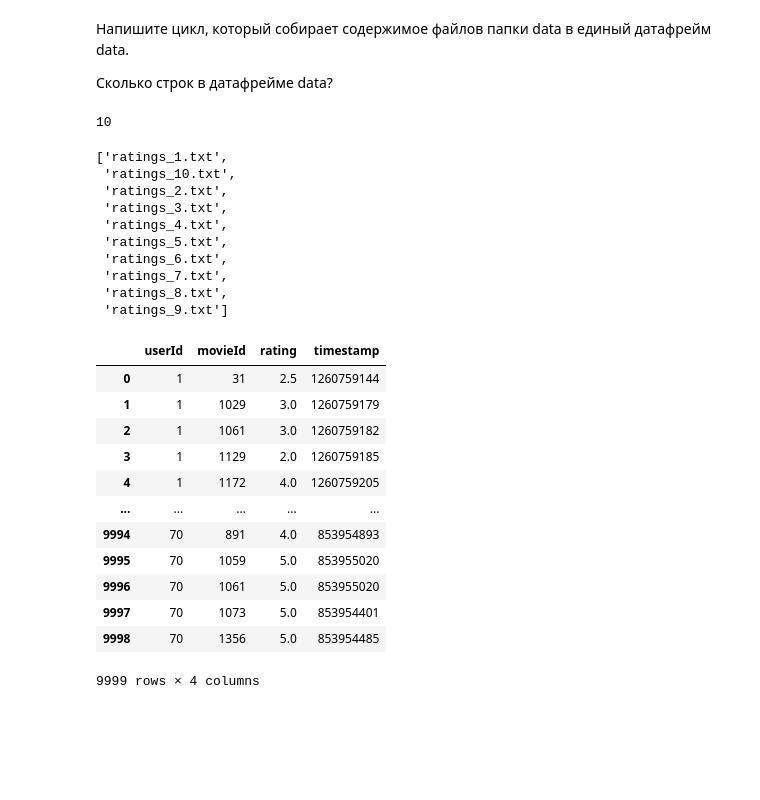
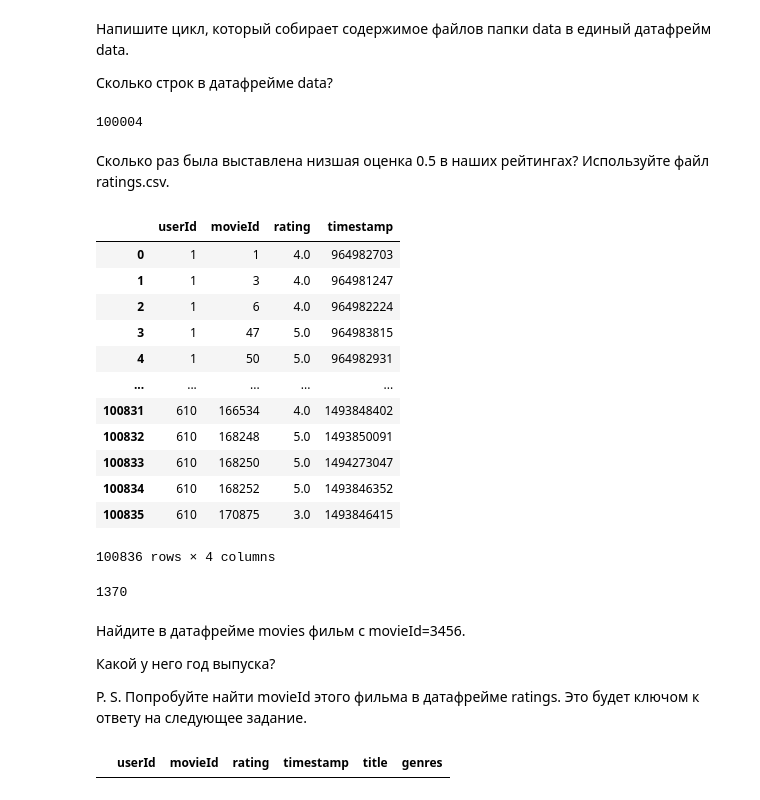
Before and after one commit to aar44i/DataScience, a Jupyter notebook: SkillFactory/7.ipynb, the cells around one changed output. Drawn from its saved outputs; the diff is of its cells as text; code cells hidden in the pictures; blank space fills up the shorter version.

```diff
--- a/SkillFactory/7.ipynb
+++ b/SkillFactory/7.ipynb
@@ -241,37 +273,36 @@ txt = [x for x in files]# if x.endswith('.txt')]
 for x in txt:
     temp = pd.read_csv( os.path.join(path, x), names = ['userId', 'movieId', 'rating', 'timestamp'] )
     i += 1
-data = pd.concat([data, temp])
-data
-print(i)
+    data = pd.concat([data, temp])
 data.userId.count()
-txt
 # %% [output]
-10
+100004
-['ratings_1.txt',
- 'ratings_10.txt',
- 'ratings_2.txt',
- 'ratings_3.txt',
- 'ratings_4.txt',
- 'ratings_5.txt',
- 'ratings_6.txt',
- 'ratings_7.txt',
- 'ratings_8.txt',
- 'ratings_9.txt']
-# %%
-data = pd.concat([data, temp])
-data
-# %% [output]
-|  | userId | movieId | rating | timestamp |
-| 0 | 1 | 31 | 2.5 | 1260759144 |
-| 1 | 1 | 1029 | 3.0 | 1260759179 |
-| 2 | 1 | 1061 | 3.0 | 1260759182 |
-| 3 | 1 | 1129 | 2.0 | 1260759185 |
-| 4 | 1 | 1172 | 4.0 | 1260759205 |
-| ... | ... | ... | ... | ... |
-| 9994 | 70 | 891 | 4.0 | 853954893 |
-| 9995 | 70 | 1059 | 5.0 | 853955020 |
-| 9996 | 70 | 1061 | 5.0 | 853955020 |
-| 9997 | 70 | 1073 | 5.0 | 853954401 |
-| 9998 | 70 | 1356 | 5.0 | 853954485 |
-9999 rows × 4 columns
+# %% [markdown]
+Сколько раз была выставлена низшая оценка 0.5 в наших рейтингах? Используйте файл ratings.csv.
+# %%
+rt = pd.read_csv('ratings (6).xls')
+rt
+# %% [output]
+|  | userId | movieId | rating | timestamp |
+| 0 | 1 | 1 | 4.0 | 964982703 |
+| 1 | 1 | 3 | 4.0 | 964981247 |
+| 2 | 1 | 6 | 4.0 | 964982224 |
+| 3 | 1 | 47 | 5.0 | 964983815 |
+| 4 | 1 | 50 | 5.0 | 964982931 |
+| ... | ... | ... | ... | ... |
+| 100831 | 610 | 166534 | 4.0 | 1493848402 |
+| 100832 | 610 | 168248 | 5.0 | 1493850091 |
+| 100833 | 610 | 168250 | 5.0 | 1494273047 |
+| 100834 | 610 | 168252 | 5.0 | 1493846352 |
+| 100835 | 610 | 170875 | 3.0 | 1493846415 |
+100836 rows × 4 columns
+# %%
+rt[rt.rating == 0.5].userId.count()
+# %% [output]
+1370
+# %% [markdown]
+Найдите в датафрейме movies фильм с movieId=3456.
+
+Какой у него год выпуска?
+
+P. S. Попробуйте найти movieId этого фильма в датафрейме ratings. Это будет ключом к ответу на следующее задание.
@@ -277,0 +311,4 @@ data
+# %%
+joinedd[joinedd.movieId == 3456]
+# %% [output]
+|  | userId | movieId | rating | timestamp | title | genres |
```
Also changed, not shown: parts of 3 cells of this notebook.
